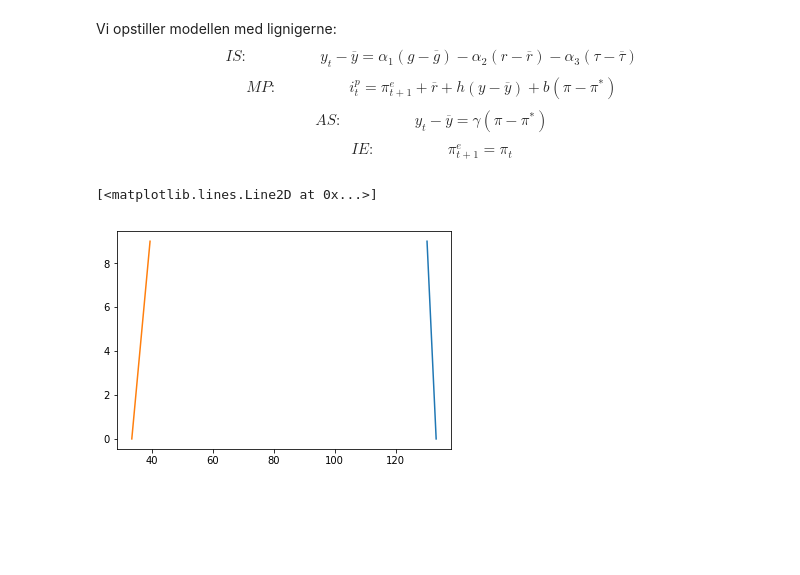
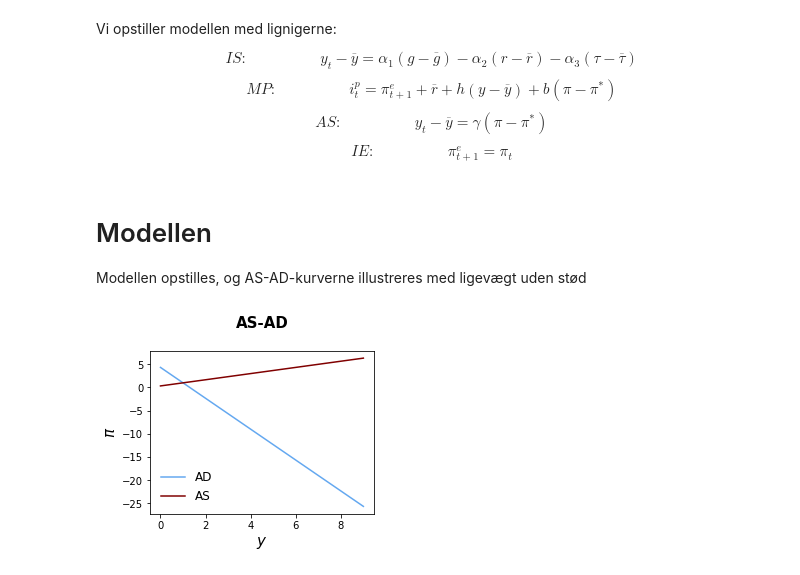
Before and after one commit to Holger-Harmsen/Harmsen_Repo, a Jupyter notebook: Dynamic Fucking.ipynb, the cells around one changed output. Drawn from its saved outputs; the diff is of its cells as text; code cells hidden in the pictures; blank space fills up the shorter version.

```diff
--- a/Dynamic Fucking.ipynb
+++ b/Dynamic Fucking.ipynb
@@ -7,7 +7,8 @@ import math
 from sympy import symbols, Eq, solve
 # %% [markdown]
 Vi opstiller modellen med lignigerne:
-$$ IS: \hspace{2cm} y_t - \overline{y} = \alpha_1(g-\overline{g}) - \alpha_2(r-\overline{r}) - \alpha_3(\tau - \overline{\tau}) $$
+
+$$ IS: \hspace{2cm} y_t - \overline{y} = \alpha_1(g-\overline{g}) - \alpha_2(r-\overline{r}) - \alpha_3(\tau - \overline{\tau})$$
 $$ MP: \hspace{2cm} i_t^p = \pi_{t+1}^e + \overline{r} + h(y-\overline{y}) + b(\pi - \pi^*) $$
 $$ AS: \hspace{2cm} y_t - \overline{y} = \gamma(\pi - \pi^*)$$
 $$ IE: \hspace{2cm} \pi^e_{t+1} = \pi_t $$
@@ -19,45 +20,64 @@ alpha3 = 1
 v = 0
 gamma = 1.5
 h = 0.5
-b = 0.5
+b = 5
 tau = 1
 taubar = 1
 g = 1
 gbar = 1
-ybar = 100
-pibar = 100
+ybar = 1
+pibar = 1
+
 pi_exp = pibar
+
+#Sætter antallet af simulationer i modellen:
+simstørrelse = 1000
 
 
 #Definerer tidsserien:
 data = pd.DataFrame()
-data['tid'] = range(0,50)
+data['tid'] = range(0,1000)
+# %% [markdown]
+# Modellen
+Modellen opstilles, og AS-AD-kurverne illustreres med ligevægt uden stød
 # %%
 #Opstiller selve modellen:
 
 def AS(ybar,pi,pi_exp,gamma):
     y = ybar + (1/gamma)*(pi-pi_exp)
     return y
 
 def AD(ybar,pi,pibar,alpha1,g,gbar,alpha2,alpha3,h,b,tau,taubar):
     y = ybar + (alpha1/(1+alpha2*h))*(g-gbar) -(alpha2*b/(1+alpha2*h))*(pi-pibar) -(alpha3/(1+alpha2*h))*(tau-taubar) + (1/(1+alpha2*h))*v
     return y
 
 
 
 AS_liste = []
 for i in range(0,10):
     AS_liste.append(AS(ybar,i,pi_exp,gamma))
 
 AD_liste = []
 for i in range(0,10):
     AD_liste.append(AD(ybar,i,pibar,alpha1,g,gbar,alpha2,alpha3,h,b,tau,taubar))
 
 
 
-figure = plt.figure()
-plt.plot(AD_liste, range(0,10))
-plt.plot(AS_liste, range(0,10))
+fig, ax1 = plt.subplots(figsize=(4,3))
+plt.title('AS-AD',fontsize=15,weight='bold',pad=23)
+goldman_blue = '#64a8f0'
+plt.plot(AD_liste, label = 'AD', c=goldman_blue)
+plt.plot(AS_liste, label = 'AS', c='maroon')
+
+plt.xlabel('$y$',fontsize=15)
+plt.ylabel('$\pi$',fontsize=15)
+
+#ax1.set_xlim(0,10)
+#ax1.set_ylim(0,10)
+
+
+plt.legend(frameon=False,fontsize=12)
+
+plt.savefig('AS-AD.pdf')
 # %% [output]
-[<matplotlib.lines.Line2D at 0x...>]
-[figure, old version]
+[figure, new version]
```
Also changed, not shown: parts of 6 cells of this notebook, 2 other files.
